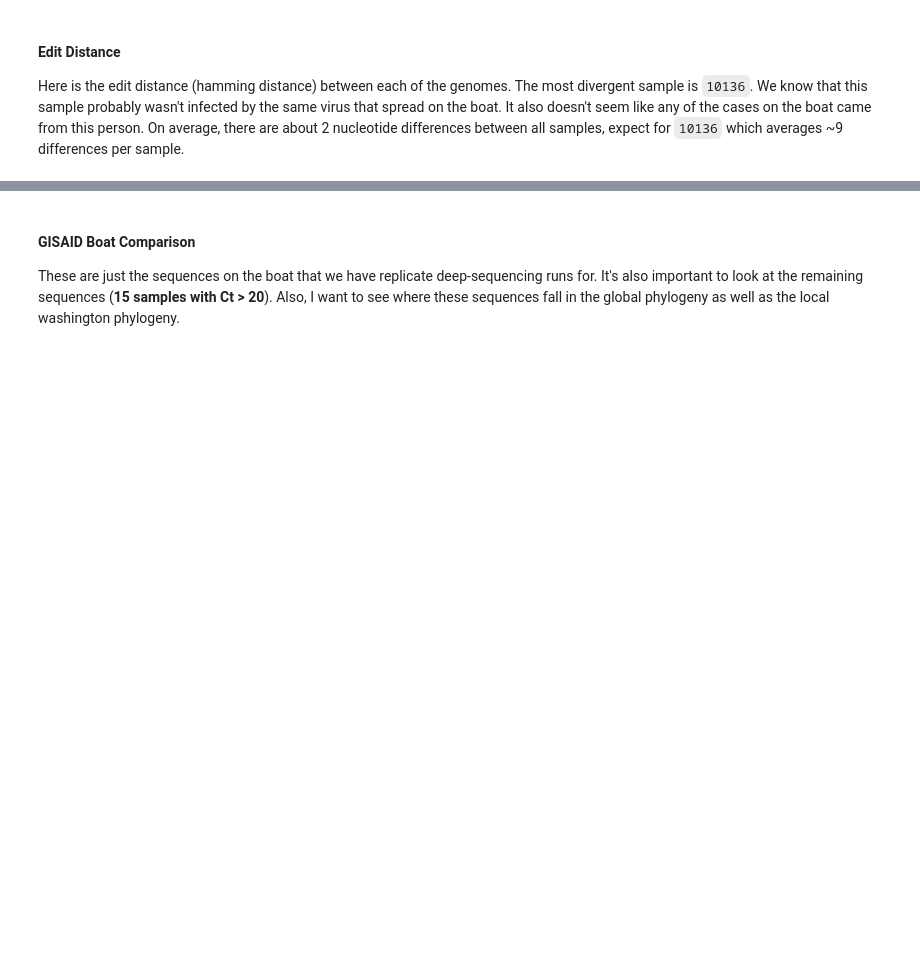
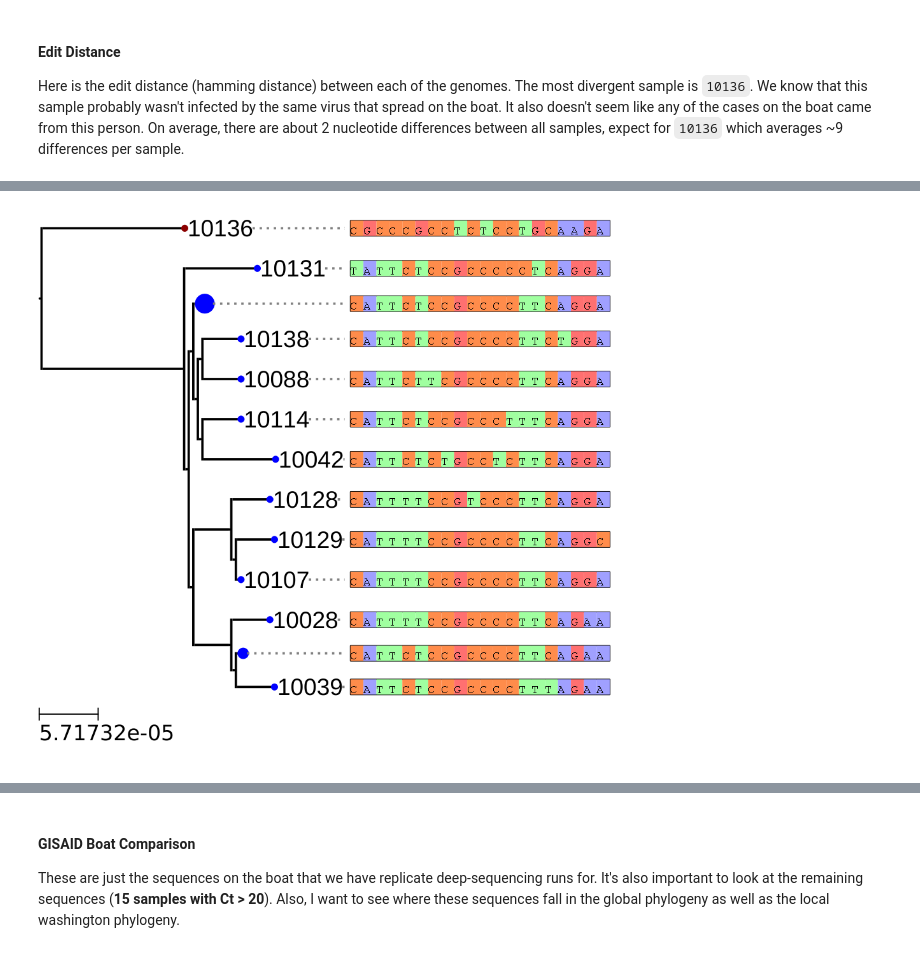
Before and after one commit to jbloomlab/SARS-CoV-2_bottleneck, a Jupyter notebook: workflow/notebooks/Phylogenetic-Analysis.ipynb, the cells around one changed output, grey strips where cells are left out. Drawn from its saved outputs; the diff is of its cells as text; code cells hidden in the pictures; blank space fills up the shorter version.

```diff
--- a/workflow/notebooks/Phylogenetic-Analysis.ipynb
+++ b/workflow/notebooks/Phylogenetic-Analysis.ipynb
@@ -453,0 +359,79 @@ Here is the metadata for all GISAID sequences as of `08-02-2021`:
+# %%
+# Collapse identical sequences into a single node and write into a fasta file
+collapsed_consensus = {genome[0]: len(genome) for genome in unique_consensus.values()}
+collapsed_records = [SeqRecord.SeqRecord((boat_genomes[spid]), id=spid) for spid in collapsed_consensus.keys()]
+SeqIO.write(collapsed_records, "results/consensus/condensed-boat-sequences.fa", "fasta")
+
+# Only make the tree if it hasn't already been made - otherwise this notebook takes quite a while to run.
+if not os.path.exists("results/phylogeny/condensed-boat-sequences.aligned.fa.treefile"):
+    make_tree(fastapath = "results/consensus/condensed-boat-sequences.fa", outpath = outpath, prefix = "condensed-boat-sequences", large = False, mask = False)
+
+## == Make the figure == ##
+t = Tree("results/phylogeny/condensed-boat-sequences.aligned.fa.treefile", format = 1)
+
+# Simple midpoint rooting is sufficent
+root_point = t.get_midpoint_outgroup()
+t.set_outgroup(root_point)
+
+# Tree style -- applies to the whole tree
+ts = TreeStyle()
+ts.show_branch_support = False
+ts.branch_vertical_margin = 10
+ts.draw_guiding_lines = True
+
+# Node styles -- applies to nodes only
+internalstyle = NodeStyle()
+internalstyle["shape"] = "circle"
+internalstyle["size"] = 1
+internalstyle["fgcolor"] = "black"
+internalstyle["hz_line_width"] = 2
+internalstyle["vt_line_width"] = 2
+
+for n in t.traverse():
+    if n.is_leaf():
+        leafstyle = NodeStyle()
+        leafstyle["shape"] = "circle"
+        leafstyle["hz_line_width"] = 2
+        leafstyle["vt_line_width"] = 2
+
+        if n.name == "10136":
+            leafstyle["size"] = 5
+            leafstyle["fgcolor"] = "darkred"
+        elif collapsed_consensus[n.name] == 3:
+            leafstyle["size"] = 5 * math.sqrt(collapsed_consensus[n.name])
+            leafstyle["fgcolor"] = "blue"
+        elif collapsed_consensus[n.name] == 10:
+            leafstyle["size"] = 5 * math.sqrt(collapsed_consensus[n.name])
+            leafstyle["fgcolor"] = "blue"
+        else:
+            leafstyle["size"] = 5
+            leafstyle["fgcolor"] = "blue"
+
+        n.set_style(leafstyle)
+    else:
+        n.set_style(internalstyle)
+
+# Apply faces to the leaves to demonstrate differences from consensus sequence
+for leaf in t.iter_leaves():
+
+    if leaf.name == "10136":
+        seqface = SequenceFace(seq_annotation[leaf.name], seqtype= "nt")
+        seqface.margin_left = 5
+        #refface = SequenceFace(''.join([snp[1][1] for snp in sorted(consensus_differences, key = (lambda s: s[0]))]), seqtype= "nt")
+        #refface.margin_left = 5
+        #refface.margin_bottom = 5
+        #leaf.add_face(refface, 1, "aligned")
+        leaf.add_face(seqface, 1, "aligned")
+        #leaf.add_face(TextFace("Reference"), 0, "aligned")
+
+    else:
+        seqface = SequenceFace(seq_annotation[leaf.name], seqtype= "nt")
+        seqface.margin_left = 5
+        leaf.add_face(seqface, 1, "aligned")
+        if collapsed_consensus[leaf.name] > 1:
+            leaf.name = ""
+
+t.ladderize()
+t.render("results/phylogeny/condensed-custom-boat-sequences.svg", w=10, units="in", tree_style = ts)
+t.render("%%inline", w=10, units="in", tree_style = ts)
+# %% [output]
@@ -453,0 +445 @@ Here is the metadata for all GISAID sequences as of `08-02-2021`:
+[figure, added]
```
Also changed, not shown: parts of 59 cells of this notebook.
